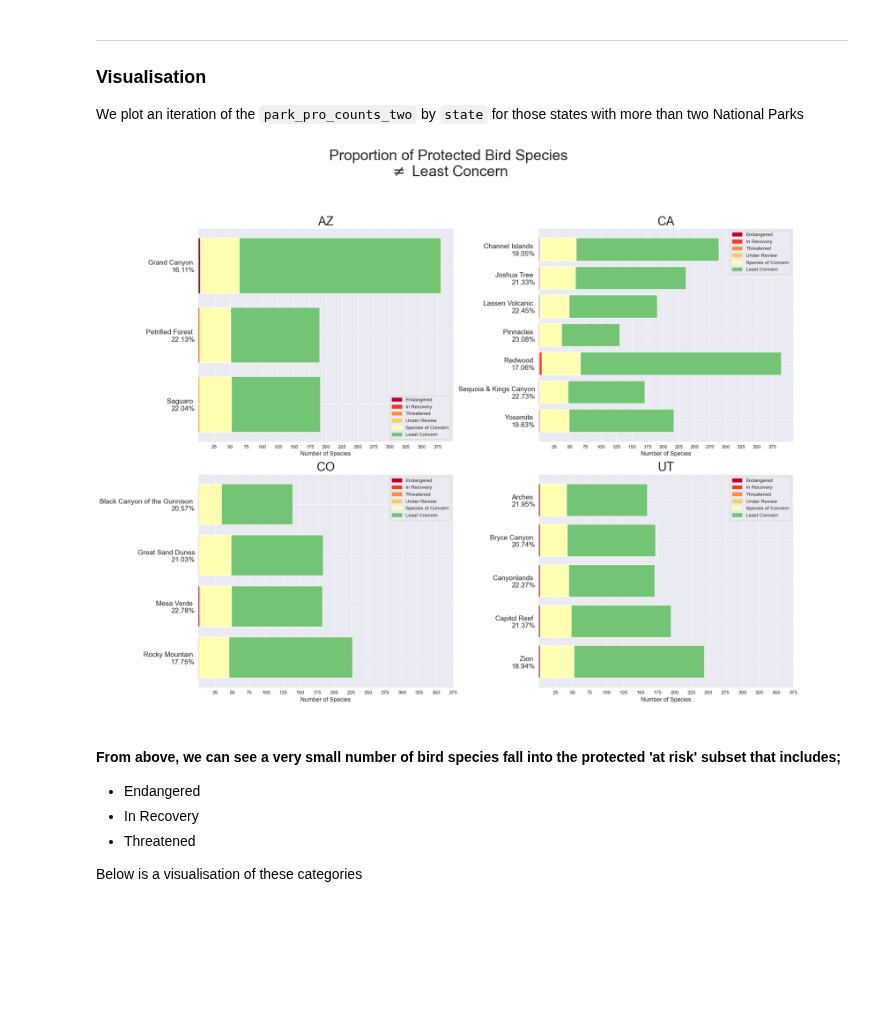
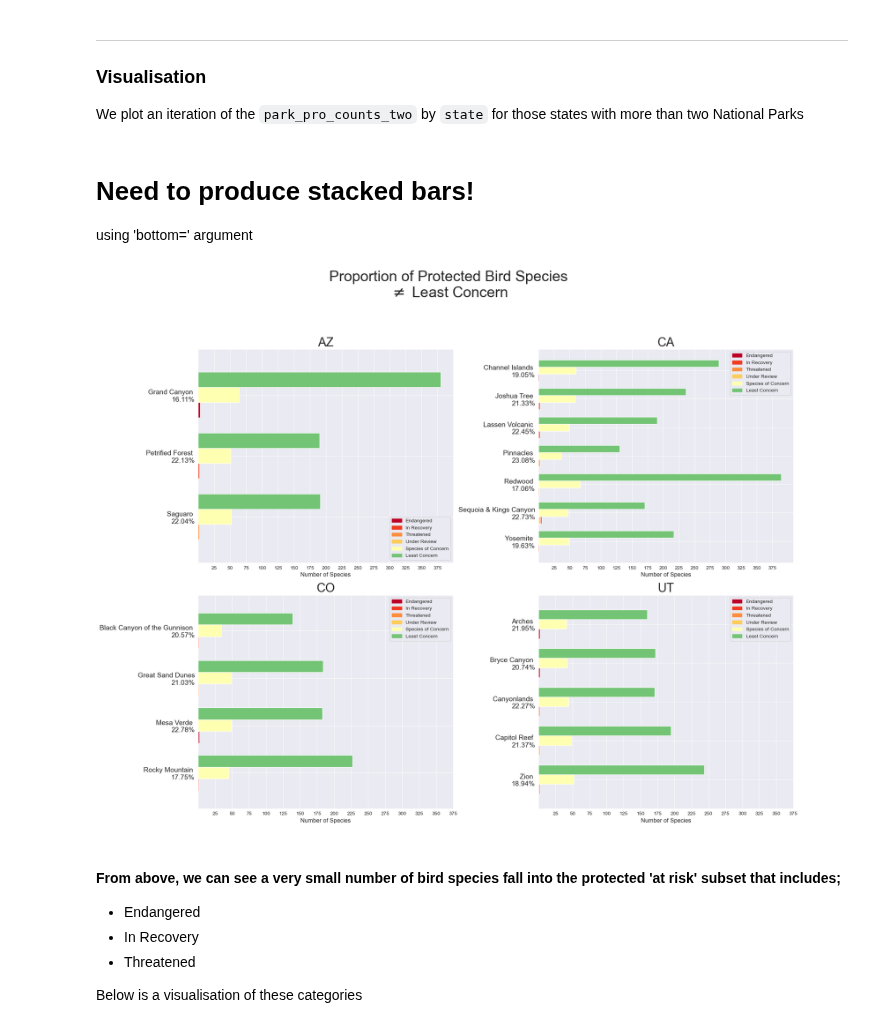
Before and after one commit to pineapple-bois/Biodiversity-In-National-Parks-Real-World, a Jupyter notebook: analysis.ipynb, the cells around one changed output. Cells and saved outputs as stored; diff of their text form; code cells hidden in the pictures; blank space fills up the shorter version.

```diff
--- a/analysis.ipynb
+++ b/analysis.ipynb
@@ -323,3 +323,6 @@ The resulting dictionary is:
 ### Visualisation
 
 We plot an iteration of the `park_pro_counts_two` by `state` for those states with more than two National Parks
+# %% [markdown]
+# Need to produce stacked bars!
+using 'bottom=' argument
@@ -326,38 +334,43 @@ We plot an iteration of the `park_pro_counts_two` by `state` for those states wi
 # %%
 handles = [mpatches.Patch(color=colour, label=label) for label, colour in cons_colour.items()]
 states_list_short = ['AZ', 'CA', 'CO', 'UT']
 
 cons_colours = ['#bd0026','#f03b20','#fd8d3c','#fecc5c','#ffffb2', '#74c476']
 
 plt.figure(figsize=(20,15))
 plt.suptitle('Proportion of Protected Bird Species\n$\\neq$ Least Concern', fontsize=30, y=1.05)
 for i, state in enumerate(states_list_short):
     data = pd.DataFrame(parks_pro_counts_two[parks_pro_counts_two['state'] == state])
     age_protected = data['percent_protected'].values
-    plt.subplot(2,2,(i+1))
+    ind = np.arange(len(data))
+    width = 0.25
+    ax = plt.subplot(2,2,(i+1))
     plt.title(state, fontsize=25)
-    plt.barh(y=data.park_name, width=data.least_concern, color='#74c476')
-    plt.barh(y=data.park_name, width=data.species_of_concern, color='#ffffb2')
-    plt.barh(y=data.park_name, width=data.under_review, color='#fecc5c')
-    plt.barh(y=data.park_name, width=data.threatened, color='#fd8d3c')
-    plt.barh(y=data.park_name, width=data.in_recovery, color='#f03b20')
-    plt.barh(y=data.park_name, width=data.endangered, color='#bd0026')
-    #plt.yticks(rotation=0, fontsize=14)
-    plt.yticks(np.arange(len(data)),
-               [f'{park}\n{age}%'
-                for park, age in zip(data.park_name, age_protected)],
-               rotation=0, fontsize=14)
+    ax.barh(ind, data.least_concern, width, color='#74c476')
+    ax.barh(ind + width, data.species_of_concern, width, color='#ffffb2')
+
+    ax.barh(ind + 2 * width, data.endangered, width, color='#bd0026')
+    height = data.endangered
+    ax.barh(ind + 2 * width + height, data.in_recovery, width, color='#f03b20')
+    height += data.in_recovery
+    ax.barh(ind + 2 * width + height, data.threatened, width, color='#fd8d3c')
+    height += data.threatened
+    ax.barh(ind + 2 * width + height, data.under_review, width, color='#fecc5c')
+
+    ax.set(yticks=ind + width, yticklabels=[f'{park}\n{age}%'
+                for park, age in zip(data.park_name, age_protected)], ylim=[2*width - 1, len(data)])
+    plt.yticks(rotation=0, fontsize=14)
     plt.xticks(np.arange(25,400,25))
     plt.xlabel('Number of Species', fontsize=12)
     plt.legend(handles=handles, fontsize=10)
     plt.gca().invert_yaxis() # y-axis runs from top to bottom
     plt.grid(True)
 
 plt.subplots_adjust(top=0.5)
 plt.tight_layout()
 plt.show()
 # %% [output]
-[figure, old version]
+[figure, new version]
 # %% [markdown]
 #### From above, we can see a very small number of bird species fall into the protected 'at risk' subset that includes;
 - Endangered
```
Also changed, not shown: parts of 1 cell of this notebook.
